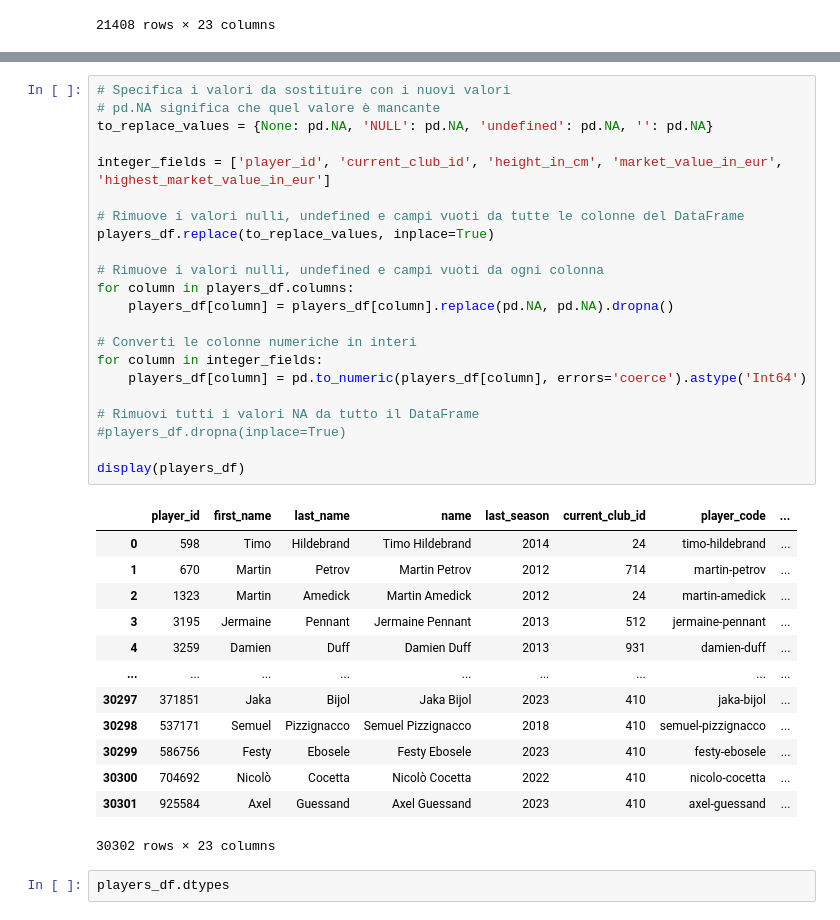
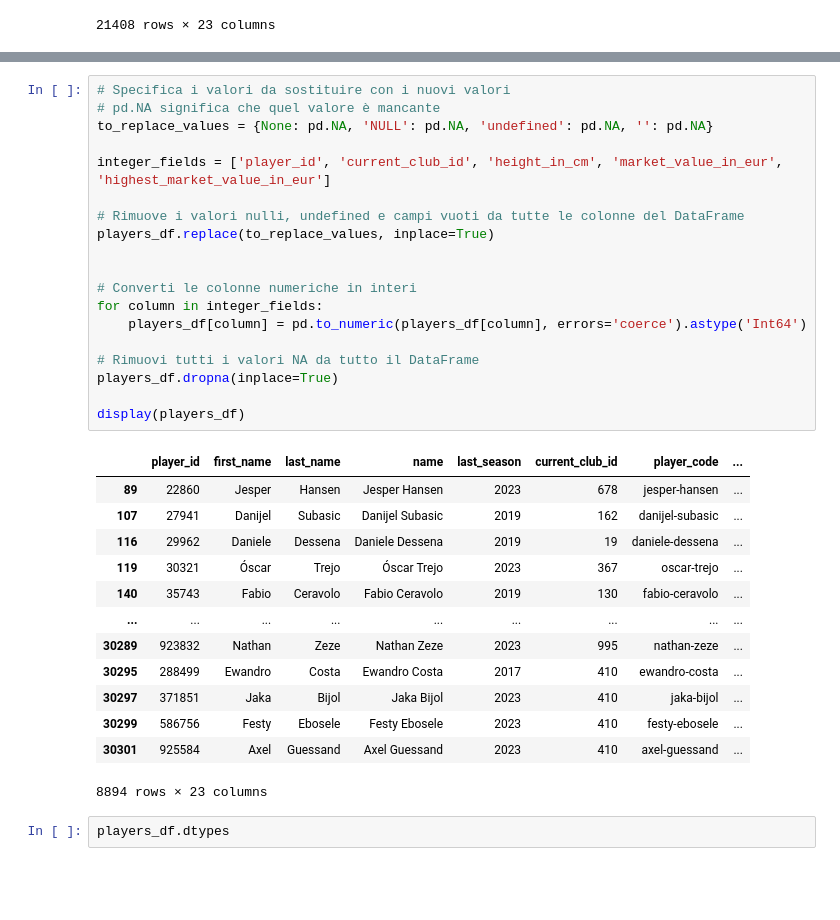
Before and after one commit to BonincontroL/IumTweb_project, a Jupyter notebook: solution/DataAnalysis/JupyterNotebooks/players.ipynb, the cells around one changed output, grey strips where cells are left out. Saved outputs shown, nothing was run; the diff lists cells and outputs as text; blank space fills up the shorter version.

```diff
--- a/solution/DataAnalysis/JupyterNotebooks/players.ipynb
+++ b/solution/DataAnalysis/JupyterNotebooks/players.ipynb
@@ -159,39 +251,36 @@ display(rows_with_nulls)
 # %%
 # Specifica i valori da sostituire con i nuovi valori
 # pd.NA significa che quel valore è mancante
 to_replace_values = {None: pd.NA, 'NULL': pd.NA, 'undefined': pd.NA, '': pd.NA}
 
 integer_fields = ['player_id', 'current_club_id', 'height_in_cm', 'market_value_in_eur', 'highest_market_value_in_eur']
 
 # Rimuove i valori nulli, undefined e campi vuoti da tutte le colonne del DataFrame
 players_df.replace(to_replace_values, inplace=True)
 
-# Rimuove i valori nulli, undefined e campi vuoti da ogni colonna
-for column in players_df.columns:
-    players_df[column] = players_df[column].replace(pd.NA, pd.NA).dropna()
 
 # Converti le colonne numeriche in interi
 for column in integer_fields:
     players_df[column] = pd.to_numeric(players_df[column], errors='coerce').astype('Int64')
 
 # Rimuovi tutti i valori NA da tutto il DataFrame
-#players_df.dropna(inplace=True)
+players_df.dropna(inplace=True)
 
 display(players_df)
 # %% [output]
 |  | player_id | first_name | last_name | name | last_season | current_club_id | player_code | ... |
-| 0 | 598 | Timo | Hildebrand | Timo Hildebrand | 2014 | 24 | timo-hildebrand | ... |
-| 1 | 670 | Martin | Petrov | Martin Petrov | 2012 | 714 | martin-petrov | ... |
-| 2 | 1323 | Martin | Amedick | Martin Amedick | 2012 | 24 | martin-amedick | ... |
-| 3 | 3195 | Jermaine | Pennant | Jermaine Pennant | 2013 | 512 | jermaine-pennant | ... |
-| 4 | 3259 | Damien | Duff | Damien Duff | 2013 | 931 | damien-duff | ... |
+| 89 | 22860 | Jesper | Hansen | Jesper Hansen | 2023 | 678 | jesper-hansen | ... |
+| 107 | 27941 | Danijel | Subasic | Danijel Subasic | 2019 | 162 | danijel-subasic | ... |
+| 116 | 29962 | Daniele | Dessena | Daniele Dessena | 2019 | 19 | daniele-dessena | ... |
+| 119 | 30321 | Óscar | Trejo | Óscar Trejo | 2023 | 367 | oscar-trejo | ... |
+| 140 | 35743 | Fabio | Ceravolo | Fabio Ceravolo | 2019 | 130 | fabio-ceravolo | ... |
 | ... | ... | ... | ... | ... | ... | ... | ... | ... |
+| 30289 | 923832 | Nathan | Zeze | Nathan Zeze | 2023 | 995 | nathan-zeze | ... |
+| 30295 | 288499 | Ewandro | Costa | Ewandro Costa | 2017 | 410 | ewandro-costa | ... |
 | 30297 | 371851 | Jaka | Bijol | Jaka Bijol | 2023 | 410 | jaka-bijol | ... |
-| 30298 | 537171 | Semuel | Pizzignacco | Semuel Pizzignacco | 2018 | 410 | semuel-pizzignacco | ... |
 | 30299 | 586756 | Festy | Ebosele | Festy Ebosele | 2023 | 410 | festy-ebosele | ... |
-| 30300 | 704692 | Nicolò | Cocetta | Nicolò Cocetta | 2022 | 410 | nicolo-cocetta | ... |
 | 30301 | 925584 | Axel | Guessand | Axel Guessand | 2023 | 410 | axel-guessand | ... |
-30302 rows × 23 columns
+8894 rows × 23 columns
 # %%
 players_df.dtypes
 # %% [output]
```
Also changed, not shown: parts of 16 cells of this notebook.
